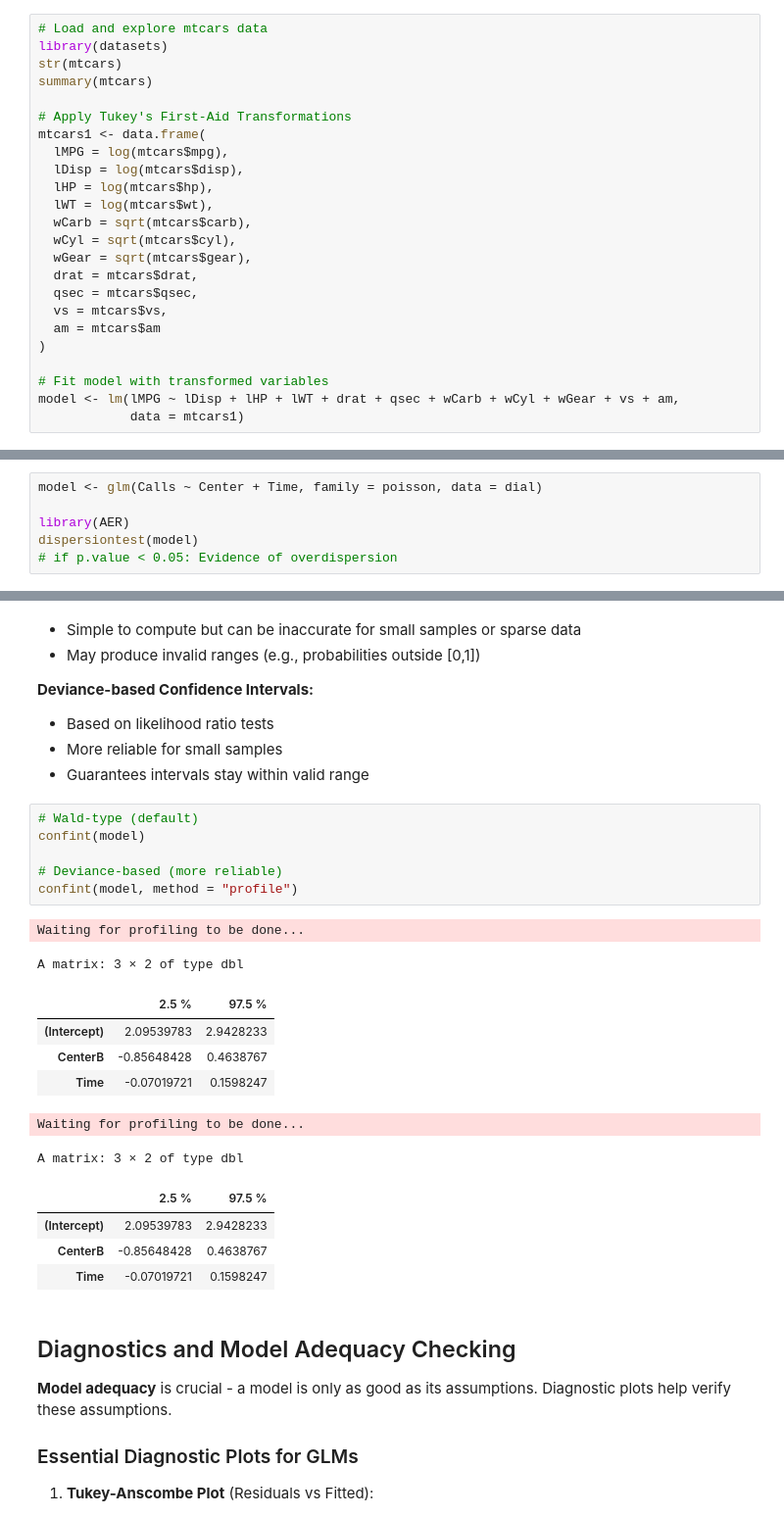
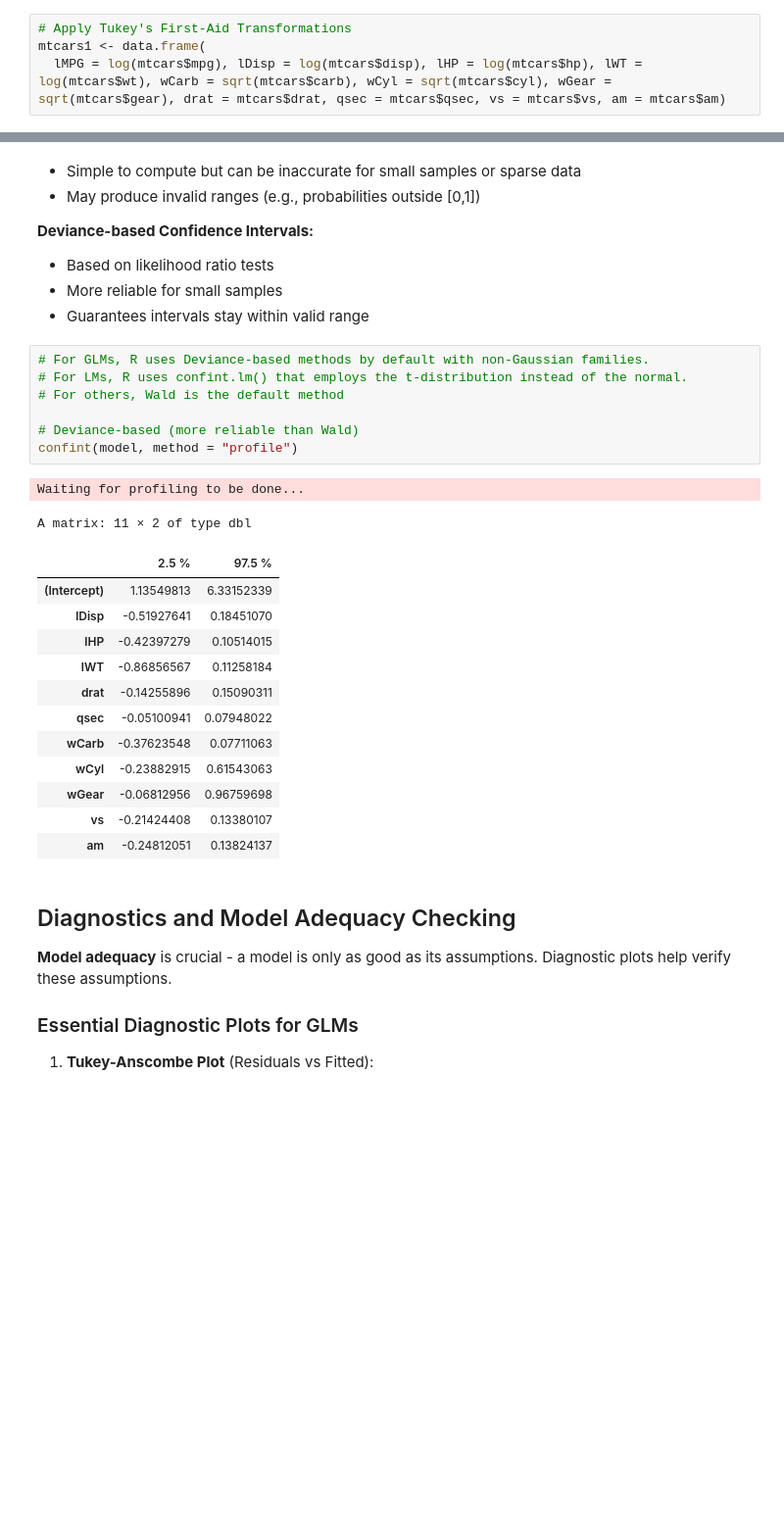
Before and after one commit to marbetschar/marco.betschart.name, a Jupyter notebook: projects/masters-degree-in-data-science/advanced-statistical-data-analysis.ipynb, the cells around one changed output, grey strips where cells are left out. Shown at 98% size. Saved outputs shown, nothing was run; the diff lists cells and outputs as text; blank space fills up the shorter version.

```diff
--- a/projects/masters-degree-in-data-science/advanced-statistical-data-analysis.ipynb
+++ b/projects/masters-degree-in-data-science/advanced-statistical-data-analysis.ipynb
@@ -198,24 +205,4 @@ The `mtcars` dataset (32 automobiles, 11 variables) demonstrates practical regre
 # %%
-# Load and explore mtcars data
-library(datasets)
-str(mtcars)
-summary(mtcars)
-
 # Apply Tukey's First-Aid Transformations
 mtcars1 <- data.frame(
-  lMPG = log(mtcars$mpg),
-  lDisp = log(mtcars$disp),
-  lHP = log(mtcars$hp),
-  lWT = log(mtcars$wt),
-  wCarb = sqrt(mtcars$carb),
-  wCyl = sqrt(mtcars$cyl),
-  wGear = sqrt(mtcars$gear),
-  drat = mtcars$drat,
-  qsec = mtcars$qsec,
-  vs = mtcars$vs,
-  am = mtcars$am
-)
-
-# Fit model with transformed variables
-model <- lm(lMPG ~ lDisp + lHP + lWT + drat + qsec + wCarb + wCyl + wGear + vs + am,
-            data = mtcars1)
+  lMPG = log(mtcars$mpg), lDisp = log(mtcars$disp), lHP = log(mtcars$hp), lWT = log(mtcars$wt), wCarb = sqrt(mtcars$carb), wCyl = sqrt(mtcars$cyl), wGear = sqrt(mtcars$gear), drat = mtcars$drat, qsec = mtcars$qsec, vs = mtcars$vs, am = mtcars$am)
@@ -1004,6 +759,0 @@ If $\hat{\phi} > 1$, there is evidence of overdispersion.
-# %%
-model <- glm(Calls ~ Center + Time, family = poisson, data = dial)
-
-library(AER)
-dispersiontest(model)
-# if p.value < 0.05: Evidence of overdispersion
@@ -1095,24 +836,27 @@ Residual Deviance: 182.3        AIC: NA
 - More reliable for small samples
 - Guarantees intervals stay within valid range
 # %%
-# Wald-type (default)
-confint(model)
+# For GLMs, R uses Deviance-based methods by default with non-Gaussian families.
+# For LMs, R uses confint.lm() that employs the t-distribution instead of the normal.
+# For others, Wald is the default method
 
-# Deviance-based (more reliable)
+# Deviance-based (more reliable than Wald)
 confint(model, method = "profile")
 # %% [output]
 Waiting for profiling to be done...
-A matrix: 3 × 2 of type dbl
+A matrix: 11 × 2 of type dbl
 |  | 2.5 % | 97.5 % |
-| (Intercept) | 2.09539783 | 2.9428233 |
-| CenterB | -0.85648428 | 0.4638767 |
-| Time | -0.07019721 | 0.1598247 |
+| (Intercept) | 1.13549813 | 6.33152339 |
+| lDisp | -0.51927641 | 0.18451070 |
+| lHP | -0.42397279 | 0.10514015 |
+| lWT | -0.86856567 | 0.11258184 |
+| drat | -0.14255896 | 0.15090311 |
+| qsec | -0.05100941 | 0.07948022 |
+| wCarb | -0.37623548 | 0.07711063 |
+| wCyl | -0.23882915 | 0.61543063 |
+| wGear | -0.06812956 | 0.96759698 |
+| vs | -0.21424408 | 0.13380107 |
+| am | -0.24812051 | 0.13824137 |
-Waiting for profiling to be done...
-A matrix: 3 × 2 of type dbl
-|  | 2.5 % | 97.5 % |
-| (Intercept) | 2.09539783 | 2.9428233 |
-| CenterB | -0.85648428 | 0.4638767 |
-| Time | -0.07019721 | 0.1598247 |
 # %% [markdown]
 ## Diagnostics and Model Adequacy Checking
 
```
Also changed, not shown: parts of 87 cells of this notebook.
